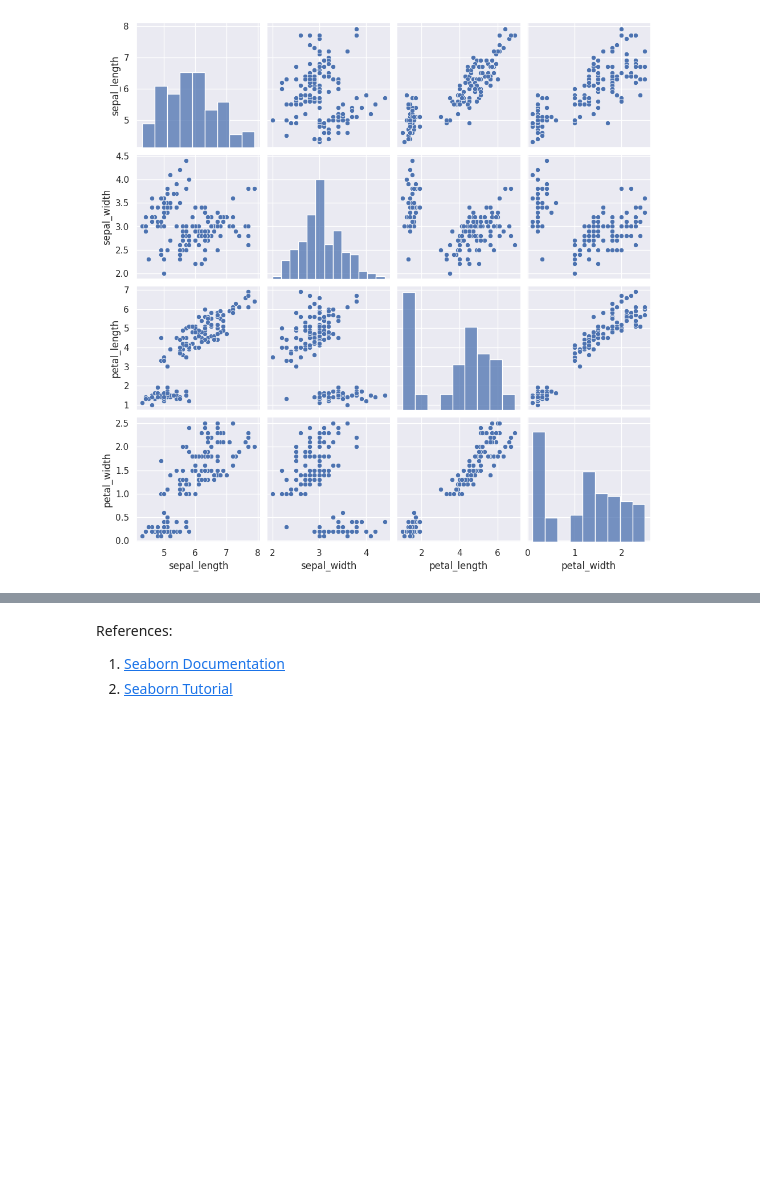
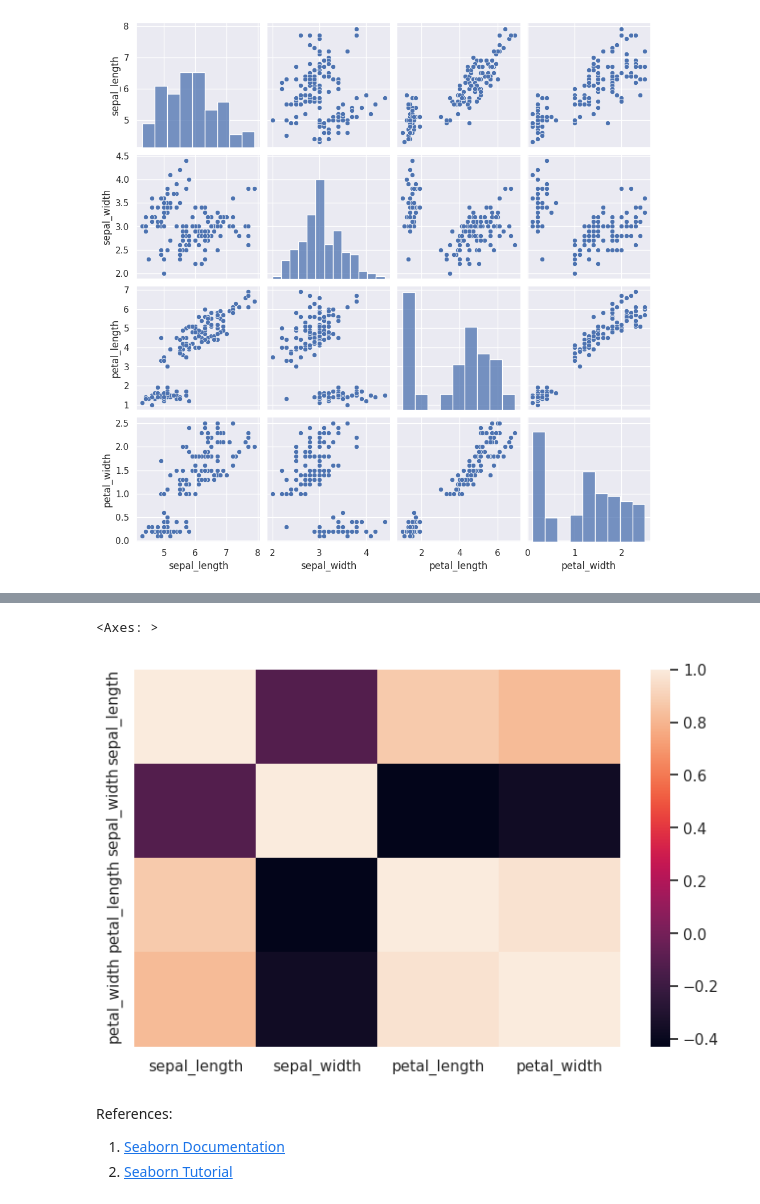
Before and after one commit to Adh101/TechAxis-Data-Science-with-Python-Notes, a Jupyter notebook: Data_Visualization_using_Seaborn.ipynb, the cells around one changed output, grey strips where cells are left out. Saved outputs shown, nothing was run; the diff lists cells and outputs as text; code cells hidden in the pictures; blank space fills up the shorter version.

```diff
--- a/Data_Visualization_using_Seaborn.ipynb
+++ b/Data_Visualization_using_Seaborn.ipynb
@@ -324,3 +338,8 @@ sns.pairplot(iris,hue ='species', height = 2, diag_kind ='hist')
+# %%
+sns.heatmap(iris.corr())
+# %% [output]
+<Axes: >
+[figure, added]
 # %% [markdown]
 References:
 
```
Also changed, not shown: parts of 7 cells of this notebook.
